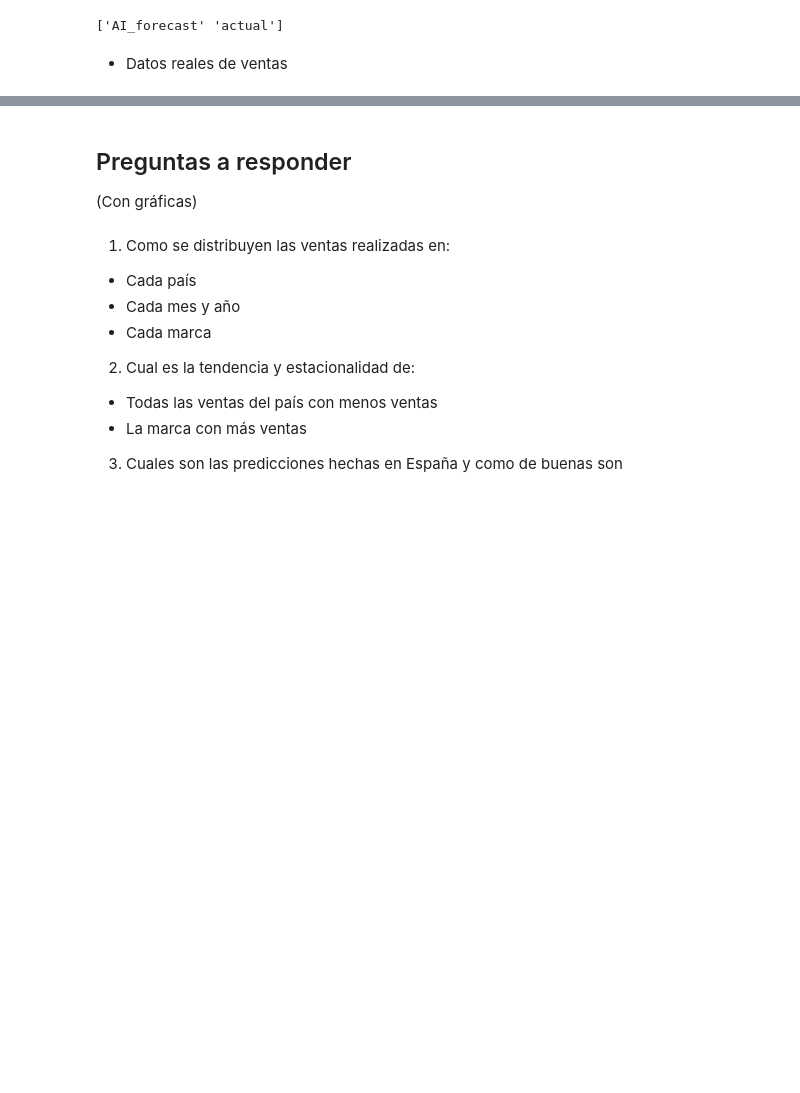
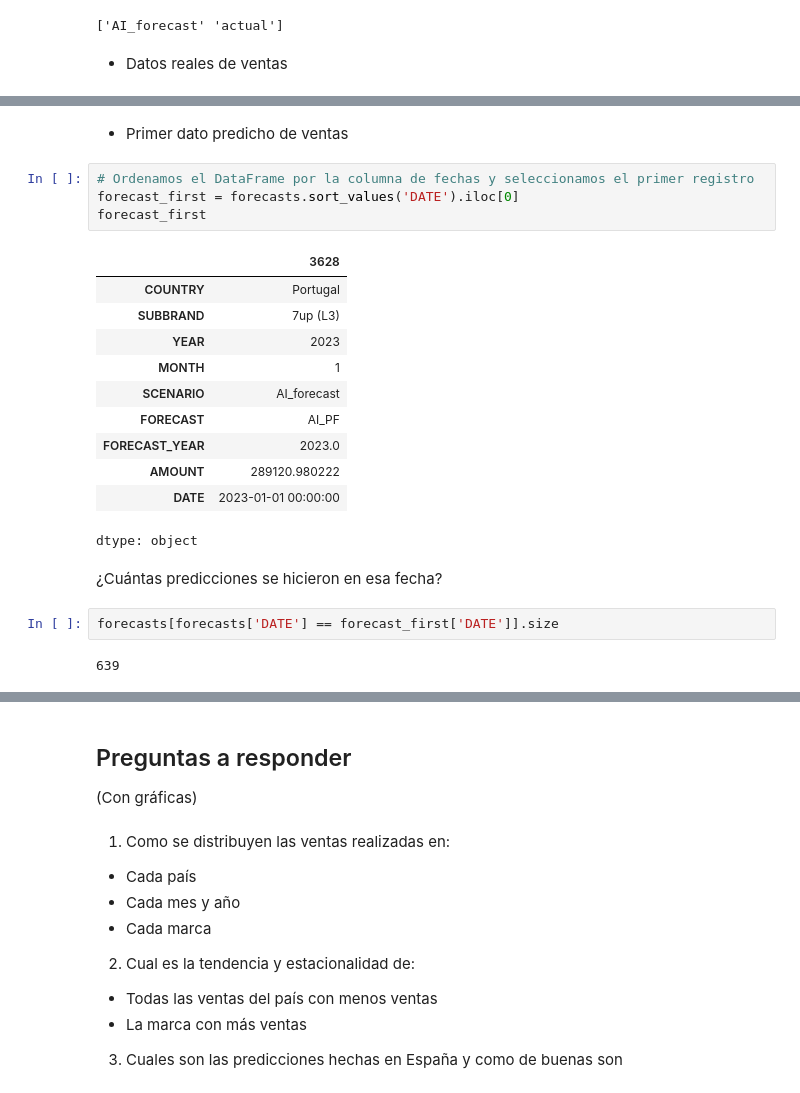
Before and after one commit to anruki/UFV_Visualizacion, a Jupyter notebook: EjerciciosClase/Ventas.ipynb, the cells around one changed output, grey strips where cells are left out. Saved outputs shown, nothing was run; the diff lists cells and outputs as text; blank space fills up the shorter version.

```diff
--- a/EjerciciosClase/Ventas.ipynb
+++ b/EjerciciosClase/Ventas.ipynb
@@ -250,0 +309,24 @@ De cada producto quiero graficar sus ventas durante el tiempo.
+# %% [markdown]
+* Primer dato predicho de ventas
+# %%
+# Ordenamos el DataFrame por la columna de fechas y seleccionamos el primer registro
+forecast_first = forecasts.sort_values('DATE').iloc[0]
+forecast_first
+# %% [output]
+|  | 3628 |
+| COUNTRY | Portugal |
+| SUBBRAND | 7up (L3) |
+| YEAR | 2023 |
+| MONTH | 1 |
+| SCENARIO | AI_forecast |
+| FORECAST | AI_PF |
+| FORECAST_YEAR | 2023.0 |
+| AMOUNT | 289120.980222 |
+| DATE | 2023-01-01 00:00:00 |
+dtype: object
+# %% [markdown]
+¿Cuántas predicciones se hicieron en esa fecha?
+# %%
+forecasts[forecasts['DATE'] == forecast_first['DATE']].size
+# %% [output]
+639
```
Also changed, not shown: parts of 19 cells of this notebook.
